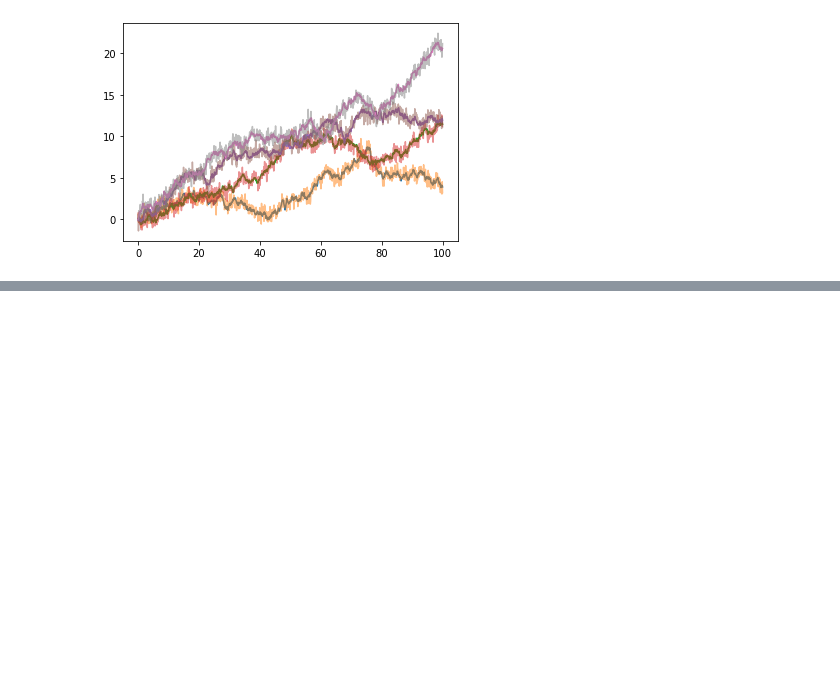
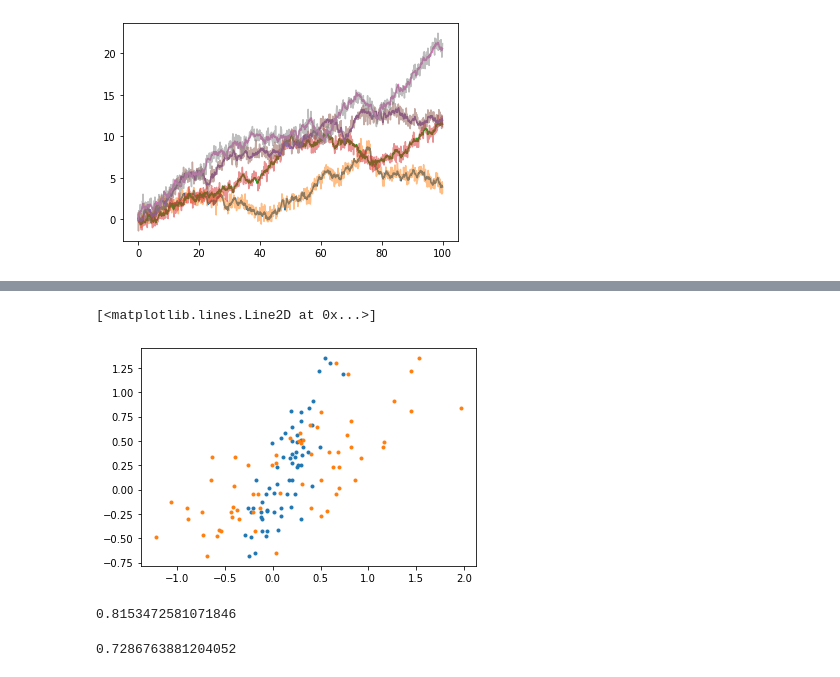
Before and after one commit to harrybraviner/jax_neural_nets, a Jupyter notebook: stax_sandbox.ipynb, the cells around one changed output, grey strips where cells are left out. Drawn from its saved outputs; the diff is of its cells as text; code cells hidden in the pictures; blank space fills up the shorter version.

```diff
--- a/stax_sandbox.ipynb
+++ b/stax_sandbox.ipynb
@@ -155,0 +194,14 @@ IndexError: too many indices for array: array is 1-dimensional, but 2 were index
+# %%
+plt.plot(x_pred[8, :, 0], x_true[:, 9], '.')
+plt.plot(x_tilde[:, 9], x_true[:, 9], '.')
+# %% [output]
+[<matplotlib.lines.Line2D at 0x...>]
+[figure, added]
+# %%
+np.corrcoef(x_pred[8, :, 0], x_true[:, 9])[0, 1]
+# %% [output]
+0.8153472581071846
+# %%
+np.corrcoef(x_tilde[:, 9], x_true[:, 9])[0, 1]
+# %% [output]
+0.7286763881204052
```
Also changed, not shown: parts of 7 cells of this notebook.
